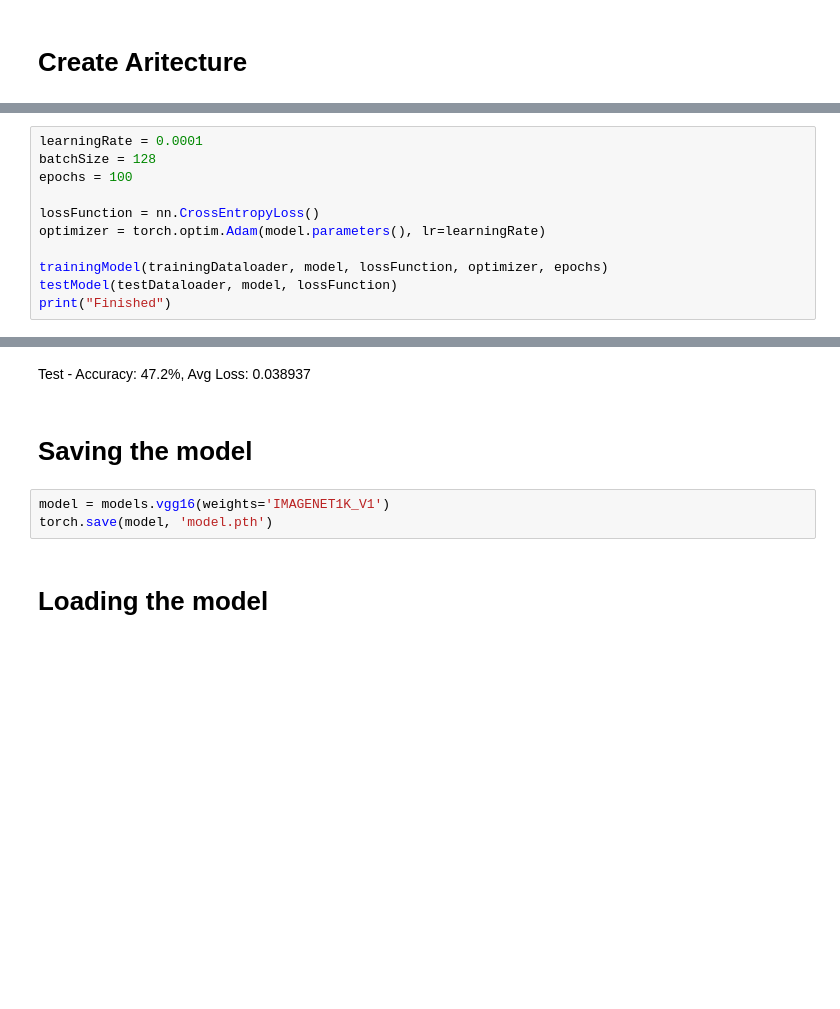
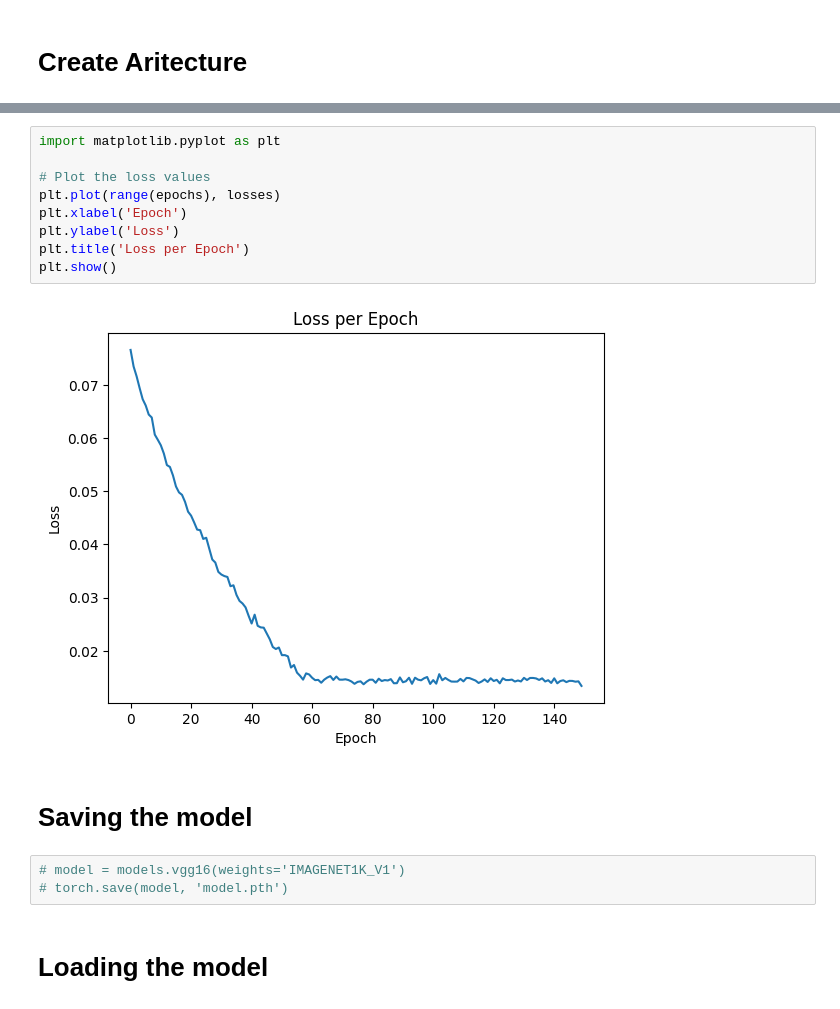
Before and after one commit to Atomix77/IMLO-IP, a Jupyter notebook: IMLO_Project.ipynb, the cells around one changed output, grey strips where cells are left out. Saved outputs shown, nothing was run; the diff lists cells and outputs as text; blank space fills up the shorter version.

```diff
--- a/IMLO_Project.ipynb
+++ b/IMLO_Project.ipynb
@@ -186,11 +258,0 @@ def trainingModel(dataloader, model, lossFunction, optimizer, epochs):
-# %%
-learningRate = 0.0001
-batchSize = 128
-epochs = 100
-
-lossFunction = nn.CrossEntropyLoss()
-optimizer = torch.optim.Adam(model.parameters(), lr=learningRate)
-
-trainingModel(trainingDataloader, model, lossFunction, optimizer, epochs)
-testModel(testDataloader, model, lossFunction)
-print("Finished")
@@ -218,10 +259,19 @@ Finished
-# %% [markdown]
-Test - Accuracy: 47.2%, Avg Loss: 0.038937
+# %%
+import matplotlib.pyplot as plt
+
+# Plot the loss values
+plt.plot(range(epochs), losses)
+plt.xlabel('Epoch')
+plt.ylabel('Loss')
+plt.title('Loss per Epoch')
+plt.show()
+# %% [output]
+[figure, added]
 # %% [markdown]
 # Saving the model
 # %%
-model = models.vgg16(weights='IMAGENET1K_V1')
-torch.save(model, 'model.pth')
+# model = models.vgg16(weights='IMAGENET1K_V1')
+# torch.save(model, 'model.pth')
 # %% [markdown]
 # Loading the model
 # %%
```
Also changed, not shown: parts of 16 cells of this notebook.
